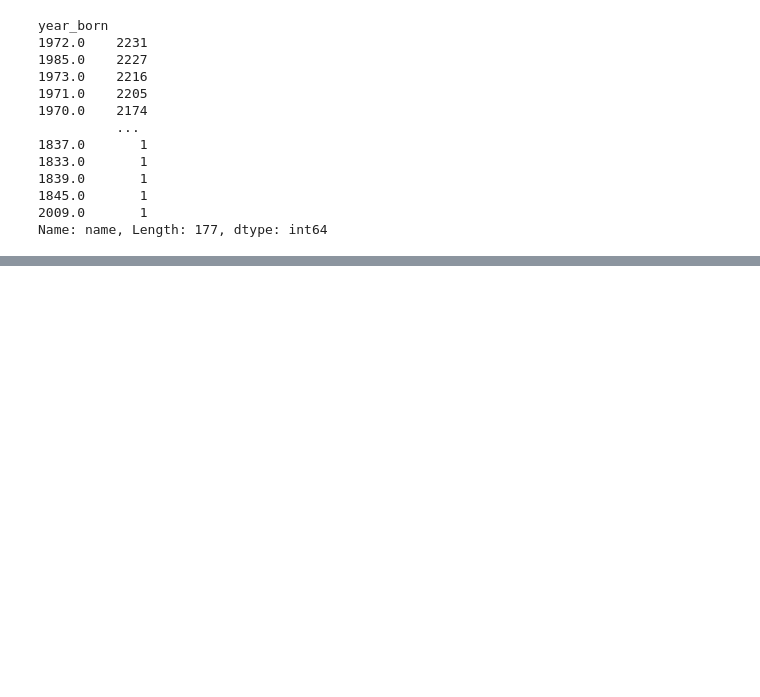
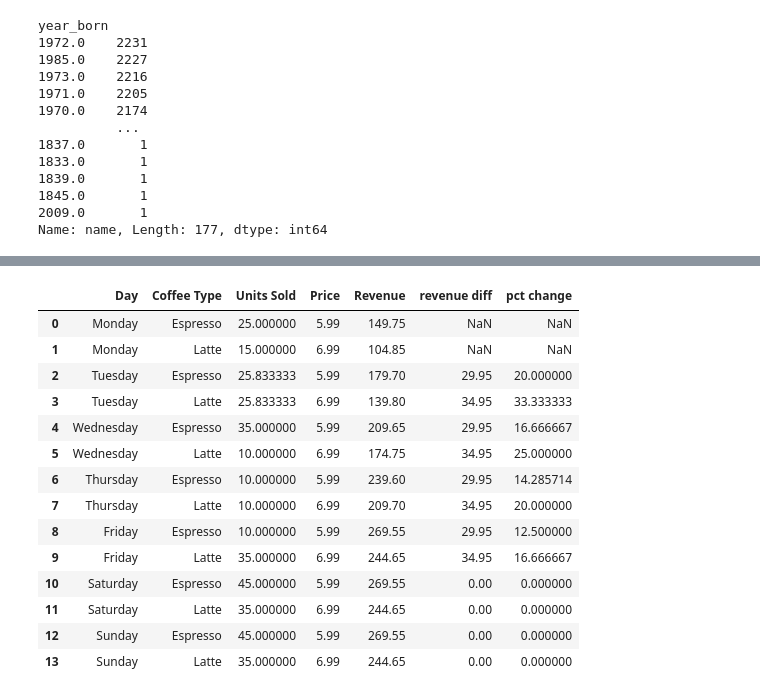
Before and after one commit to mus9090/pandas-practice, a Jupyter notebook: 01-basics.ipynb, the cells around one changed output, grey strips where cells are left out. Saved outputs shown, nothing was run; the diff lists cells and outputs as text; code cells hidden in the pictures; blank space fills up the shorter version.

```diff
--- a/01-basics.ipynb
+++ b/01-basics.ipynb
@@ -1058,0 +1077,3 @@ Name: name, Length: 177, dtype: int64
+# %%
+coffee["revenue diff"]=coffee["Revenue"]-coffee["Revenue"].shift(2)
+coffee
@@ -1058,0 +1096,19 @@ Name: name, Length: 177, dtype: int64
+# %%
+coffee["pct change"]=coffee["Revenue"].pct_change(2)*100
+coffee
+# %% [output]
+|  | Day | Coffee Type | Units Sold | Price | Revenue | revenue diff | pct change |
+| 0 | Monday | Espresso | 25.000000 | 5.99 | 149.75 | NaN | NaN |
+| 1 | Monday | Latte | 15.000000 | 6.99 | 104.85 | NaN | NaN |
+| 2 | Tuesday | Espresso | 25.833333 | 5.99 | 179.70 | 29.95 | 20.000000 |
+| 3 | Tuesday | Latte | 25.833333 | 6.99 | 139.80 | 34.95 | 33.333333 |
+| 4 | Wednesday | Espresso | 35.000000 | 5.99 | 209.65 | 29.95 | 16.666667 |
+| 5 | Wednesday | Latte | 10.000000 | 6.99 | 174.75 | 34.95 | 25.000000 |
+| 6 | Thursday | Espresso | 10.000000 | 5.99 | 239.60 | 29.95 | 14.285714 |
+| 7 | Thursday | Latte | 10.000000 | 6.99 | 209.70 | 34.95 | 20.000000 |
+| 8 | Friday | Espresso | 10.000000 | 5.99 | 269.55 | 29.95 | 12.500000 |
+| 9 | Friday | Latte | 35.000000 | 6.99 | 244.65 | 34.95 | 16.666667 |
+| 10 | Saturday | Espresso | 45.000000 | 5.99 | 269.55 | 0.00 | 0.000000 |
+| 11 | Saturday | Latte | 35.000000 | 6.99 | 244.65 | 0.00 | 0.000000 |
+| 12 | Sunday | Espresso | 45.000000 | 5.99 | 269.55 | 0.00 | 0.000000 |
+| 13 | Sunday | Latte | 35.000000 | 6.99 | 244.65 | 0.00 | 0.000000 |
```
Also changed, not shown: parts of 5 cells of this notebook.
